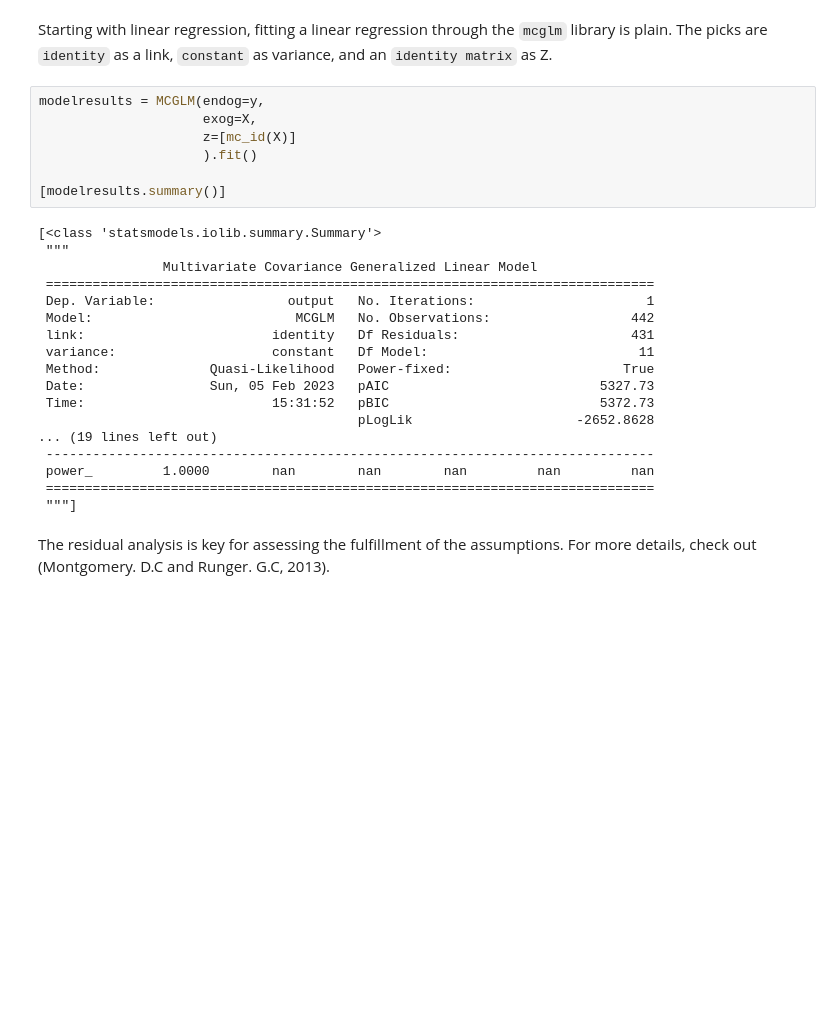
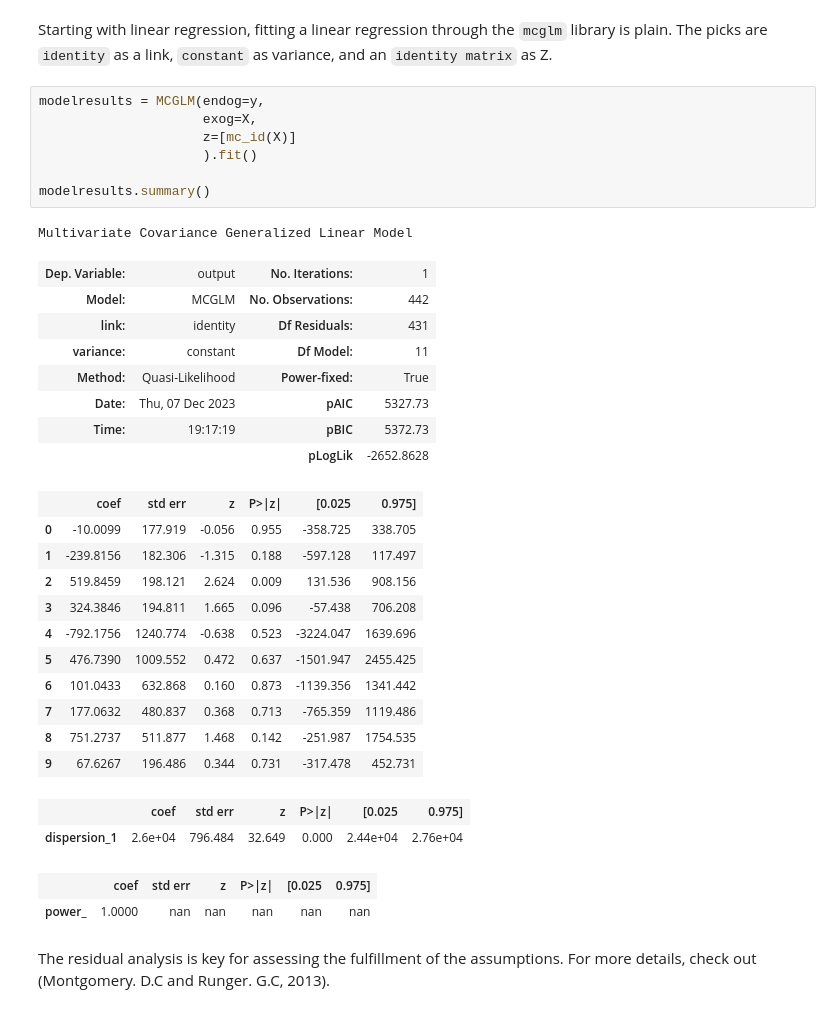
Before and after one commit to jeancmaia/mcglm, a Jupyter notebook: nbks/tutorial_mcglm.ipynb, the cells around one changed output. Cells and saved outputs as stored; diff of their text form; blank space fills up the shorter version.

```diff
--- a/nbks/tutorial_mcglm.ipynb
+++ b/nbks/tutorial_mcglm.ipynb
@@ -240,28 +236,35 @@ Starting with linear regression, fitting a linear regression through the `mcglm`
 # %%
 modelresults = MCGLM(endog=y,
                      exog=X,
                      z=[mc_id(X)]
                      ).fit()
 
-[modelresults.summary()]
+modelresults.summary()
 # %% [output]
-[<class 'statsmodels.iolib.summary.Summary'>
- """
-                Multivariate Covariance Generalized Linear Model
- ==============================================================================
- Dep. Variable:                 output   No. Iterations:                      1
- Model:                          MCGLM   No. Observations:                  442
- link:                        identity   Df Residuals:                      431
- variance:                    constant   Df Model:                           11
- Method:              Quasi-Likelihood   Power-fixed:                      True
- Date:                Sun, 05 Feb 2023   pAIC                           5327.73
- Time:                        15:31:52   pBIC                           5372.73
-                                         pLogLik                     -2652.8628
-... (19 lines left out)
- ------------------------------------------------------------------------------
- power_         1.0000        nan        nan        nan         nan         nan
- ==============================================================================
- """]
+Multivariate Covariance Generalized Linear Model
+| Dep. Variable: | output | No. Iterations: | 1 |
+| Model: | MCGLM | No. Observations: | 442 |
+| link: | identity | Df Residuals: | 431 |
+| variance: | constant | Df Model: | 11 |
+| Method: | Quasi-Likelihood | Power-fixed: | True |
+| Date: | Thu, 07 Dec 2023 | pAIC | 5327.73 |
+| Time: | 19:17:19 | pBIC | 5372.73 |
+|  |  | pLogLik | -2652.8628 |
+|  | coef | std err | z | P>|z| | [0.025 | 0.975] |
+| 0 | -10.0099 | 177.919 | -0.056 | 0.955 | -358.725 | 338.705 |
+| 1 | -239.8156 | 182.306 | -1.315 | 0.188 | -597.128 | 117.497 |
+| 2 | 519.8459 | 198.121 | 2.624 | 0.009 | 131.536 | 908.156 |
+| 3 | 324.3846 | 194.811 | 1.665 | 0.096 | -57.438 | 706.208 |
+| 4 | -792.1756 | 1240.774 | -0.638 | 0.523 | -3224.047 | 1639.696 |
+| 5 | 476.7390 | 1009.552 | 0.472 | 0.637 | -1501.947 | 2455.425 |
+| 6 | 101.0433 | 632.868 | 0.160 | 0.873 | -1139.356 | 1341.442 |
+| 7 | 177.0632 | 480.837 | 0.368 | 0.713 | -765.359 | 1119.486 |
+| 8 | 751.2737 | 511.877 | 1.468 | 0.142 | -251.987 | 1754.535 |
+| 9 | 67.6267 | 196.486 | 0.344 | 0.731 | -317.478 | 452.731 |
+|  | coef | std err | z | P>|z| | [0.025 | 0.975] |
+| dispersion_1 | 2.6e+04 | 796.484 | 32.649 | 0.000 | 2.44e+04 | 2.76e+04 |
+|  | coef | std err | z | P>|z| | [0.025 | 0.975] |
+| power_ | 1.0000 | nan | nan | nan | nan | nan |
 # %% [markdown]
 The residual analysis is key for assessing the fulfillment of the assumptions. For more details, check out (Montgomery. D.C and Runger. G.C, 2013).
 # %%
```
Also changed, not shown: parts of 18 cells of this notebook, 4 other files.
